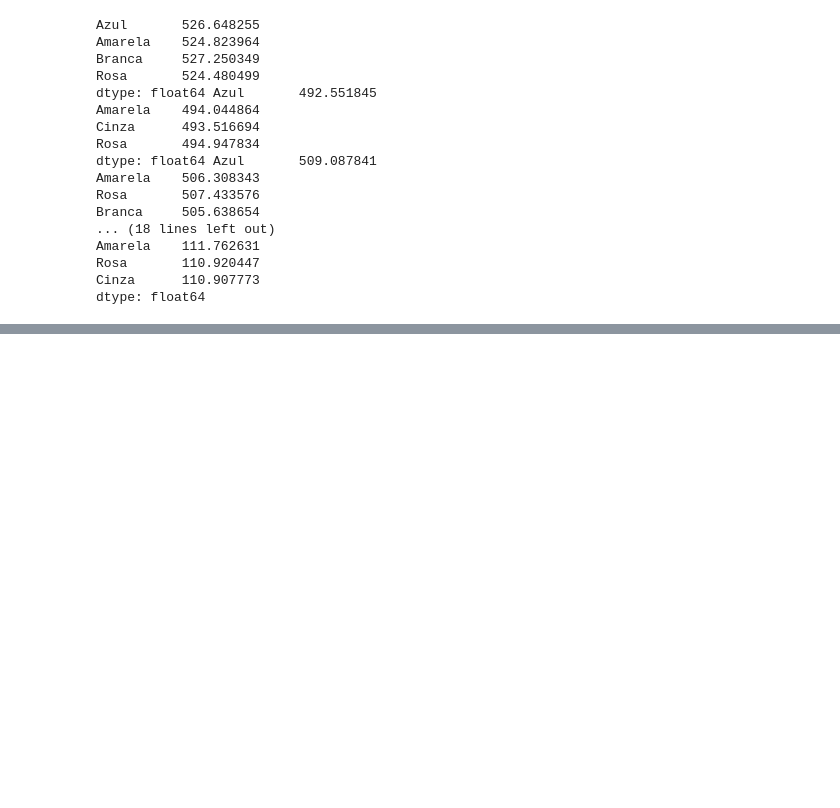
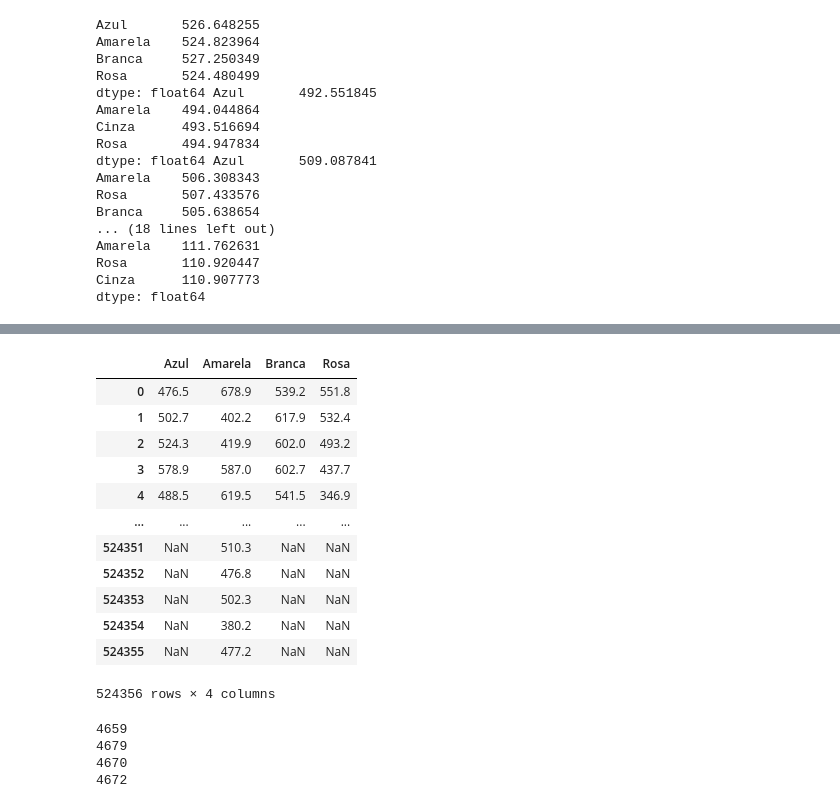
Before and after one commit to ma-ath/experiment-design, a Jupyter notebook: experiment1.ipynb, the cells around one changed output, grey strips where cells are left out. Saved outputs shown, nothing was run; the diff lists cells and outputs as text; code cells hidden in the pictures; blank space fills up the shorter version.

```diff
--- a/experiment1.ipynb
+++ b/experiment1.ipynb
@@ -18,6 +18,7 @@ microdados_2021 = pd.read_csv(datapaths["2021"], encoding="ISO-8859-1", delimite
 # %%
 # Columns we are interested in
 columns_of_interest = [
+    "NU_INSCRICAO", # Numero de Inscricao
     "TP_PRESENCA_CN", # "Presença na prova objetiva de Ciências da Natureza"
     "TP_PRESENCA_CH", # "Presença na prova objetiva de Ciências Humanas"
     "TP_PRESENCA_LC", # "Presença na prova objetiva de Linguagens e Códigos"
@@ -197,0 +250,16 @@ dtype: float64
+# %%
+prova_ch
+# %% [output]
+|  | Azul | Amarela | Branca | Rosa |
+| 0 | 476.5 | 678.9 | 539.2 | 551.8 |
+| 1 | 502.7 | 402.2 | 617.9 | 532.4 |
+| 2 | 524.3 | 419.9 | 602.0 | 493.2 |
+| 3 | 578.9 | 587.0 | 602.7 | 437.7 |
+| 4 | 488.5 | 619.5 | 541.5 | 346.9 |
+| ... | ... | ... | ... | ... |
+| 524351 | NaN | 510.3 | NaN | NaN |
+| 524352 | NaN | 476.8 | NaN | NaN |
+| 524353 | NaN | 502.3 | NaN | NaN |
+| 524354 | NaN | 380.2 | NaN | NaN |
+| 524355 | NaN | 477.2 | NaN | NaN |
+524356 rows × 4 columns
@@ -197,0 +271,10 @@ dtype: float64
+# %%
+print(len(prova_ch_azul_p))
+print(len(prova_ch_amarela_p))
+print(len(prova_ch_branca_p))
+print(len(prova_ch_rosa_p))
+# %% [output]
+4659
+4679
+4670
+4672
```
Also changed, not shown: parts of 7 cells of this notebook.
